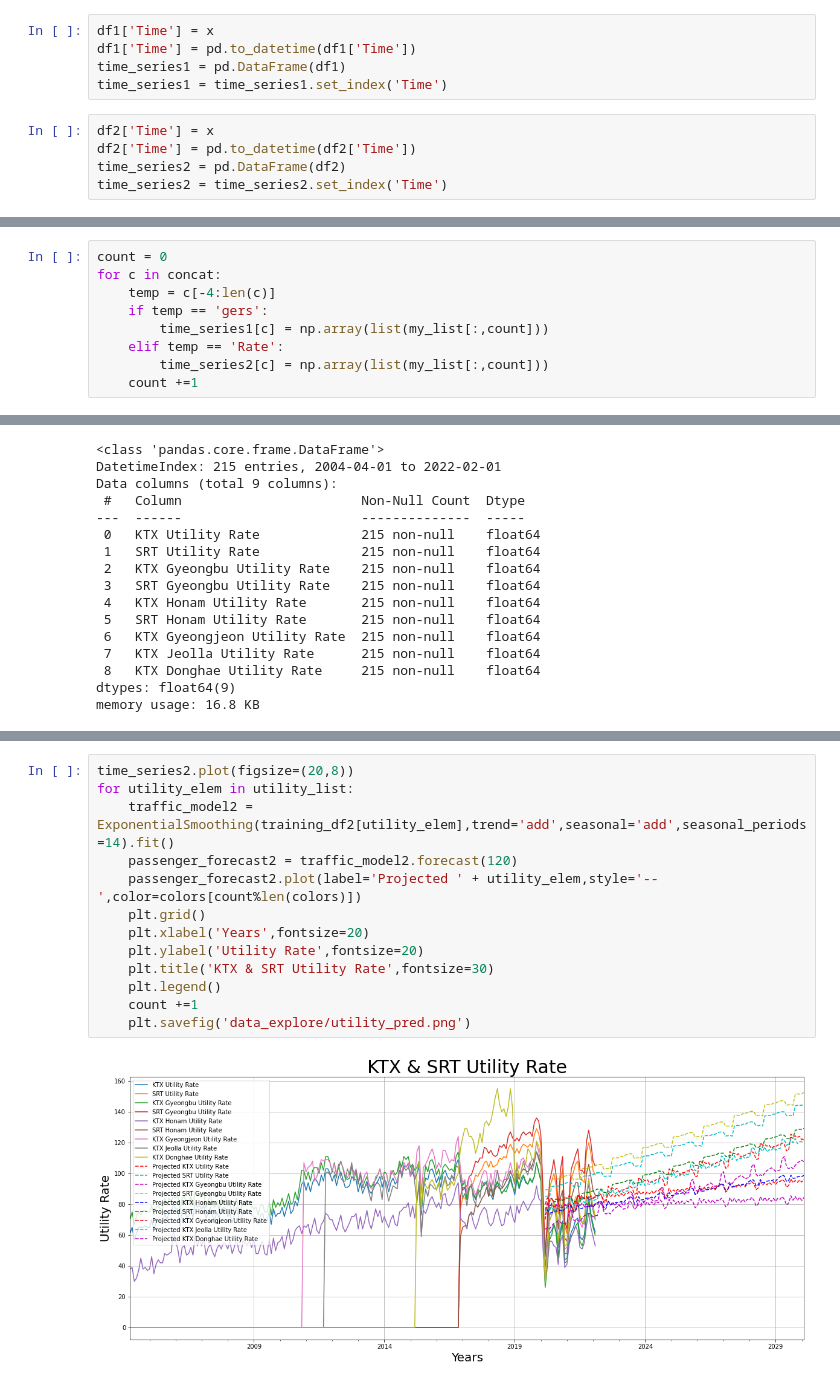
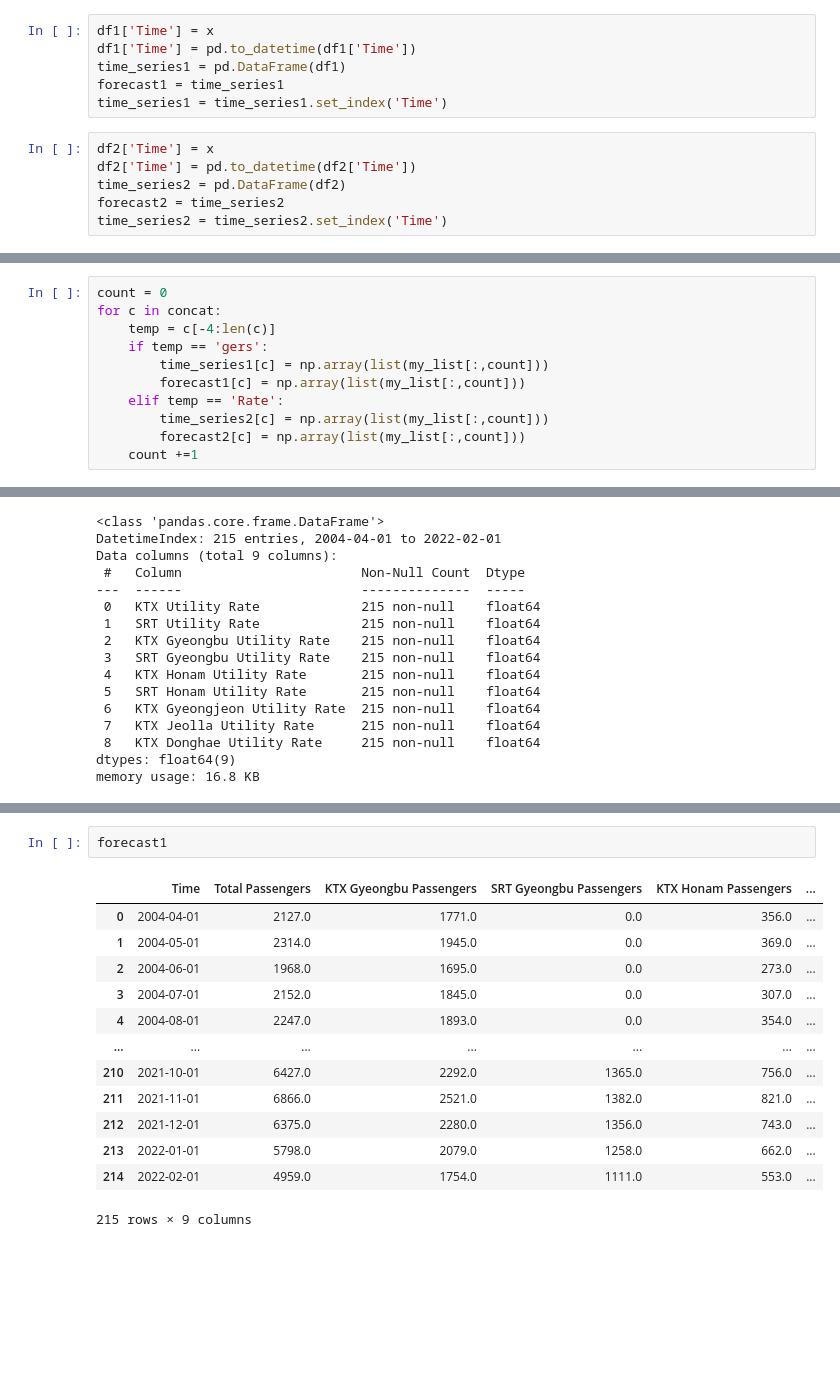
Before and after one commit to lotlouischoitslab/KTX_Image_Classification, a Jupyter notebook: ktx_data_analysis.ipynb, the cells around one changed output, grey strips where cells are left out. Drawn from its saved outputs; the diff is of its cells as text; blank space fills up the shorter version.

```diff
--- a/ktx_data_analysis.ipynb
+++ b/ktx_data_analysis.ipynb
@@ -85,11 +87,13 @@ len(x)
 df1['Time'] = x
 df1['Time'] = pd.to_datetime(df1['Time'])
 time_series1 = pd.DataFrame(df1)
+forecast1 = time_series1
 time_series1 = time_series1.set_index('Time')
 # %%
 df2['Time'] = x
 df2['Time'] = pd.to_datetime(df2['Time'])
 time_series2 = pd.DataFrame(df2)
+forecast2 = time_series2
 time_series2 = time_series2.set_index('Time')
 # %% [markdown]
 ### High Speed Train Lines
@@ -180,8 +184,10 @@ for c in concat:
     temp = c[-4:len(c)]
     if temp == 'gers':
         time_series1[c] = np.array(list(my_list[:,count]))
+        forecast1[c] = np.array(list(my_list[:,count]))
     elif temp == 'Rate':
         time_series2[c] = np.array(list(my_list[:,count]))
+        forecast2[c] = np.array(list(my_list[:,count]))
     count +=1
 # %%
 time_series1
@@ -353,15 +279,16 @@ for utility_elem in utility_list:
-# %%
-time_series2.plot(figsize=(20,8))
-for utility_elem in utility_list:
-    traffic_model2 = ExponentialSmoothing(training_df2[utility_elem],trend='add',seasonal='add',seasonal_periods=14).fit()
-    passenger_forecast2 = traffic_model2.forecast(120)
-    passenger_forecast2.plot(label='Projected ' + utility_elem,style='--',color=colors[count%len(colors)])
-    plt.grid()
-    plt.xlabel('Years',fontsize=20)
-    plt.ylabel('Utility Rate',fontsize=20)
-    plt.title('KTX & SRT Utility Rate',fontsize=30)
-    plt.legend()
-    count +=1
-    plt.savefig('data_explore/utility_pred.png')
-# %% [output]
-[figure, removed]
+# %%
+forecast1
+# %% [output]
+|  | Time | Total Passengers | KTX Gyeongbu Passengers | SRT Gyeongbu Passengers | KTX Honam Passengers | ... |
+| 0 | 2004-04-01 | 2127.0 | 1771.0 | 0.0 | 356.0 | ... |
+| 1 | 2004-05-01 | 2314.0 | 1945.0 | 0.0 | 369.0 | ... |
+| 2 | 2004-06-01 | 1968.0 | 1695.0 | 0.0 | 273.0 | ... |
+| 3 | 2004-07-01 | 2152.0 | 1845.0 | 0.0 | 307.0 | ... |
+| 4 | 2004-08-01 | 2247.0 | 1893.0 | 0.0 | 354.0 | ... |
+| ... | ... | ... | ... | ... | ... | ... |
+| 210 | 2021-10-01 | 6427.0 | 2292.0 | 1365.0 | 756.0 | ... |
+| 211 | 2021-11-01 | 6866.0 | 2521.0 | 1382.0 | 821.0 | ... |
+| 212 | 2021-12-01 | 6375.0 | 2280.0 | 1356.0 | 743.0 | ... |
+| 213 | 2022-01-01 | 5798.0 | 2079.0 | 1258.0 | 662.0 | ... |
+| 214 | 2022-02-01 | 4959.0 | 1754.0 | 1111.0 | 553.0 | ... |
+215 rows × 9 columns
```
Also changed, not shown: parts of 12 cells of this notebook, 2 other files.
